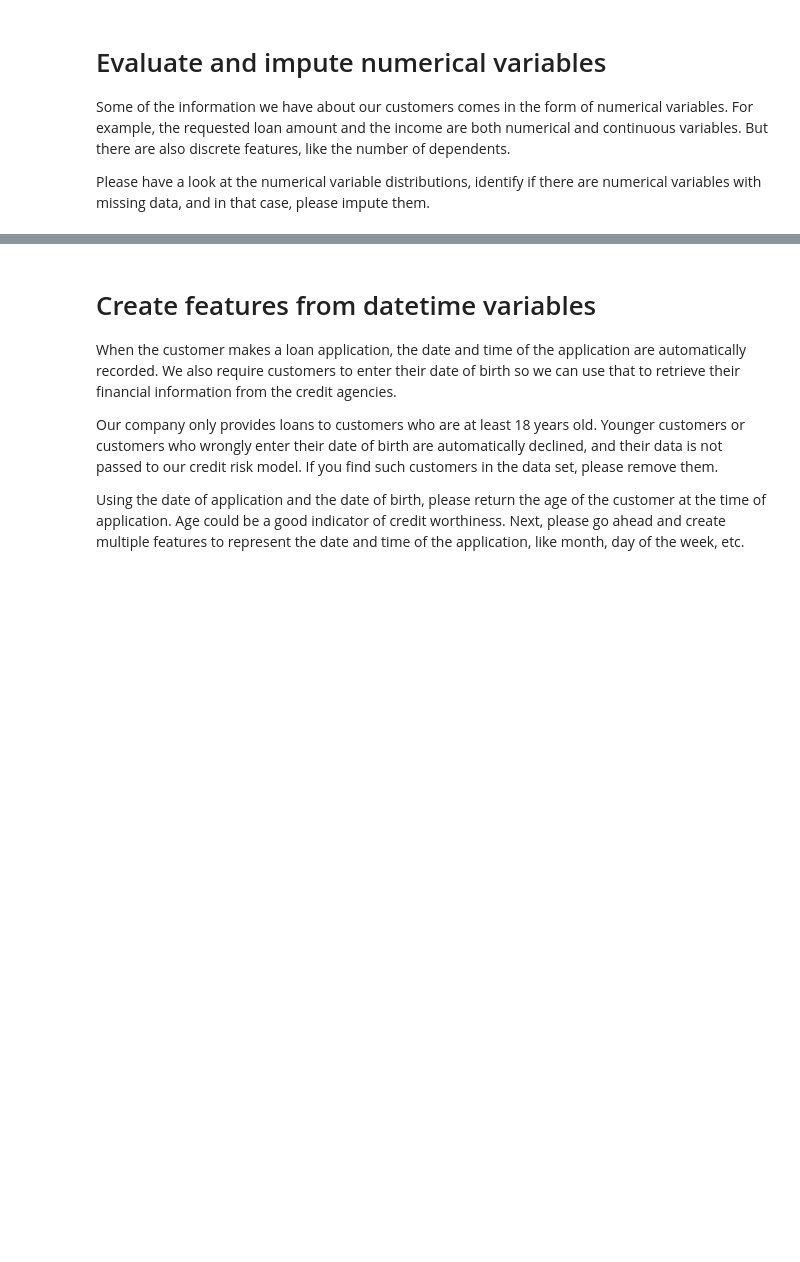
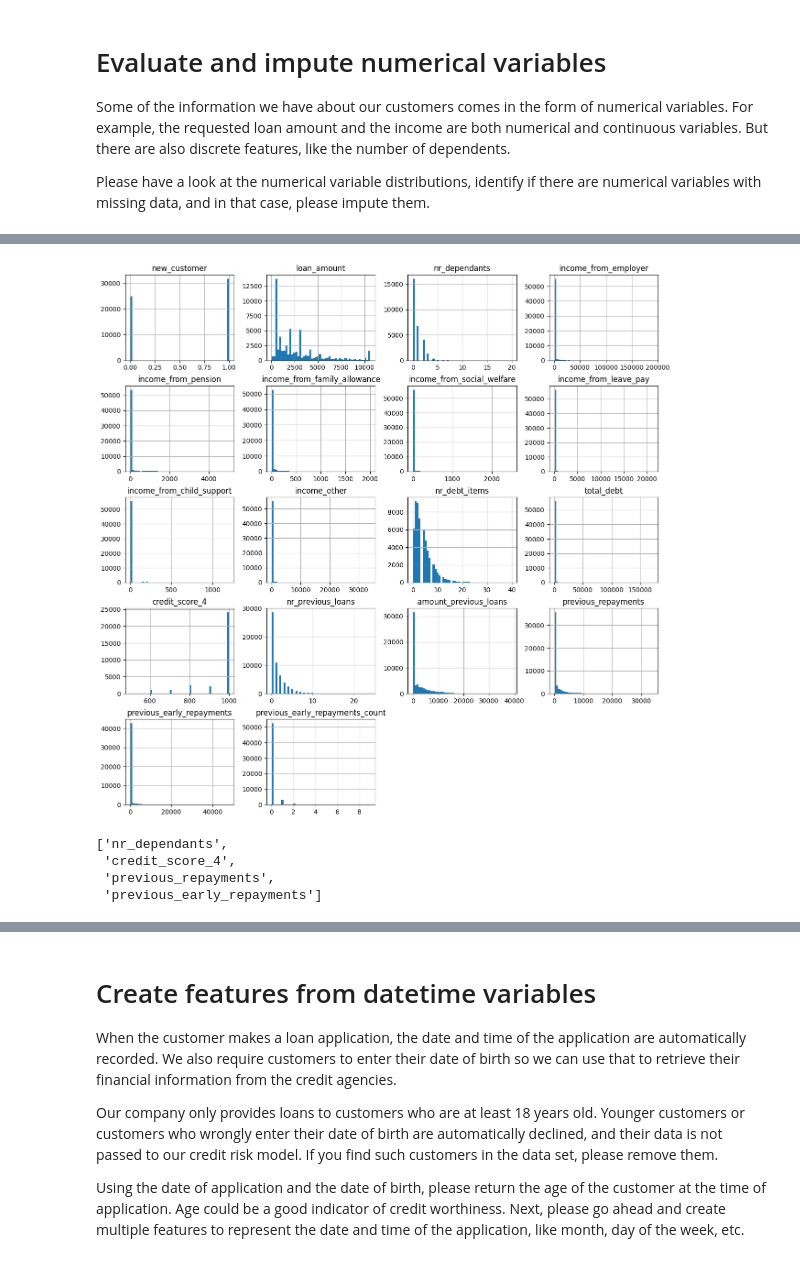
Before and after one commit to HimanshuAbburu/credit_risk_ml_pipeline, a Jupyter notebook: main.ipynb, the cells around one changed output, grey strips where cells are left out. Cells and saved outputs as stored; diff of their text form; code cells hidden in the pictures; blank space fills up the shorter version.

```diff
--- a/main.ipynb
+++ b/main.ipynb
@@ -61,3 +54,9 @@ y_train.mean(), y_test.mean()
 Some of the information we have about our customers comes in the form of numerical variables. For example, the requested loan amount and the income are both numerical and continuous variables. But there are also discrete features, like the number of dependents.
 
 Please have a look at the numerical variable distributions, identify if there are numerical variables with missing data, and in that case, please impute them.
+# %%
+import matplotlib.pyplot as plt
+
+numerical_variables = list(X_train.select_dtypes(include ="number").columns)
+
+numerical_variables
@@ -63,0 +113,15 @@ Please have a look at the numerical variable distributions, identify if there ar
+# %%
+X_train[numerical_variables].hist(bins=50, figsize=(15,15))
+
+plt.show()
+# %% [output]
+[figure, added]
+# %%
+numerical_variables_na = [var for var in numerical_variables if X_train[var].isnull().sum() > 0]
+
+numerical_variables_na
+# %% [output]
+['nr_dependants',
+ 'credit_score_4',
+ 'previous_repayments',
+ 'previous_early_repayments']
```
Also changed, not shown: parts of 10 cells of this notebook, 2 other files.
